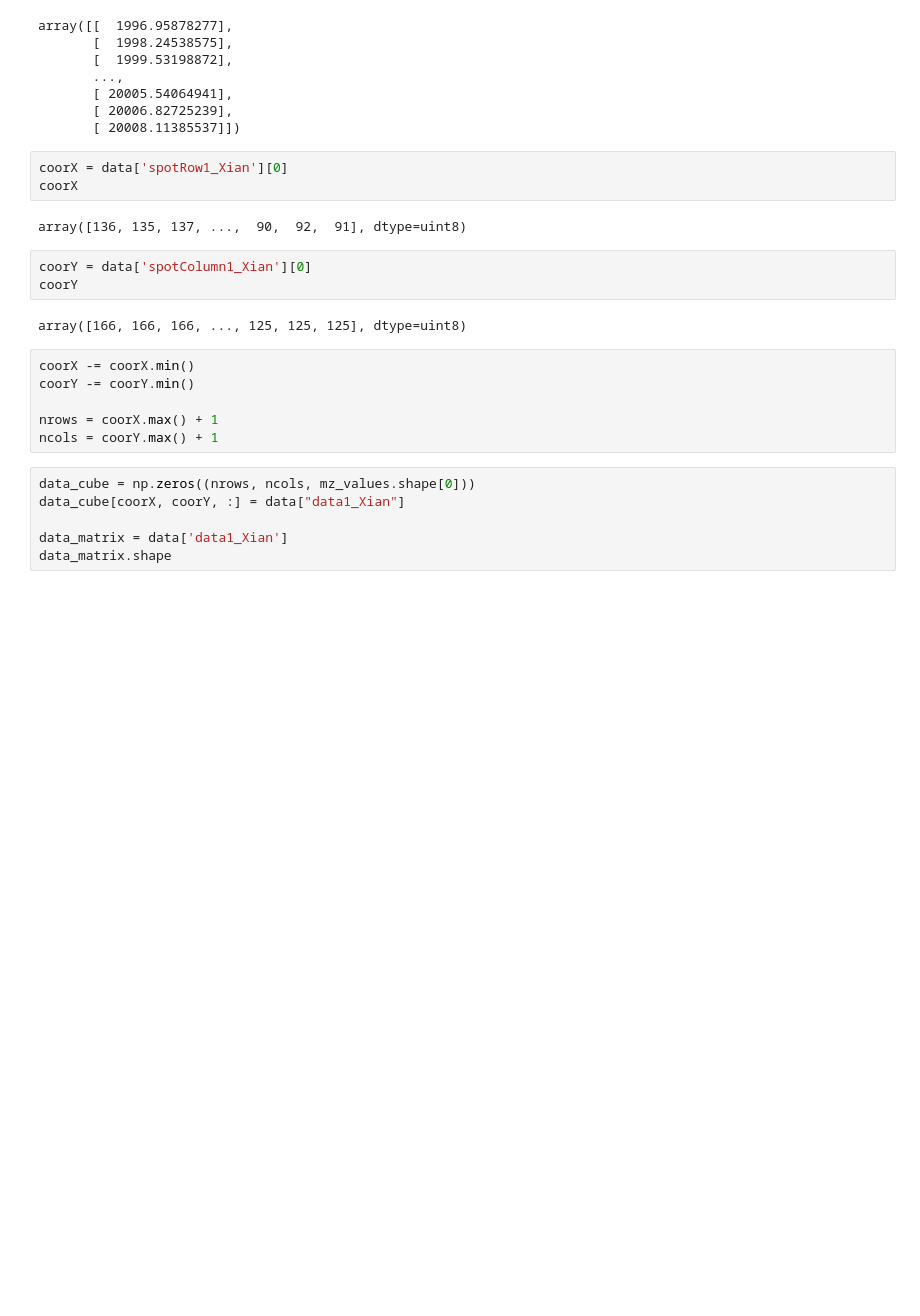
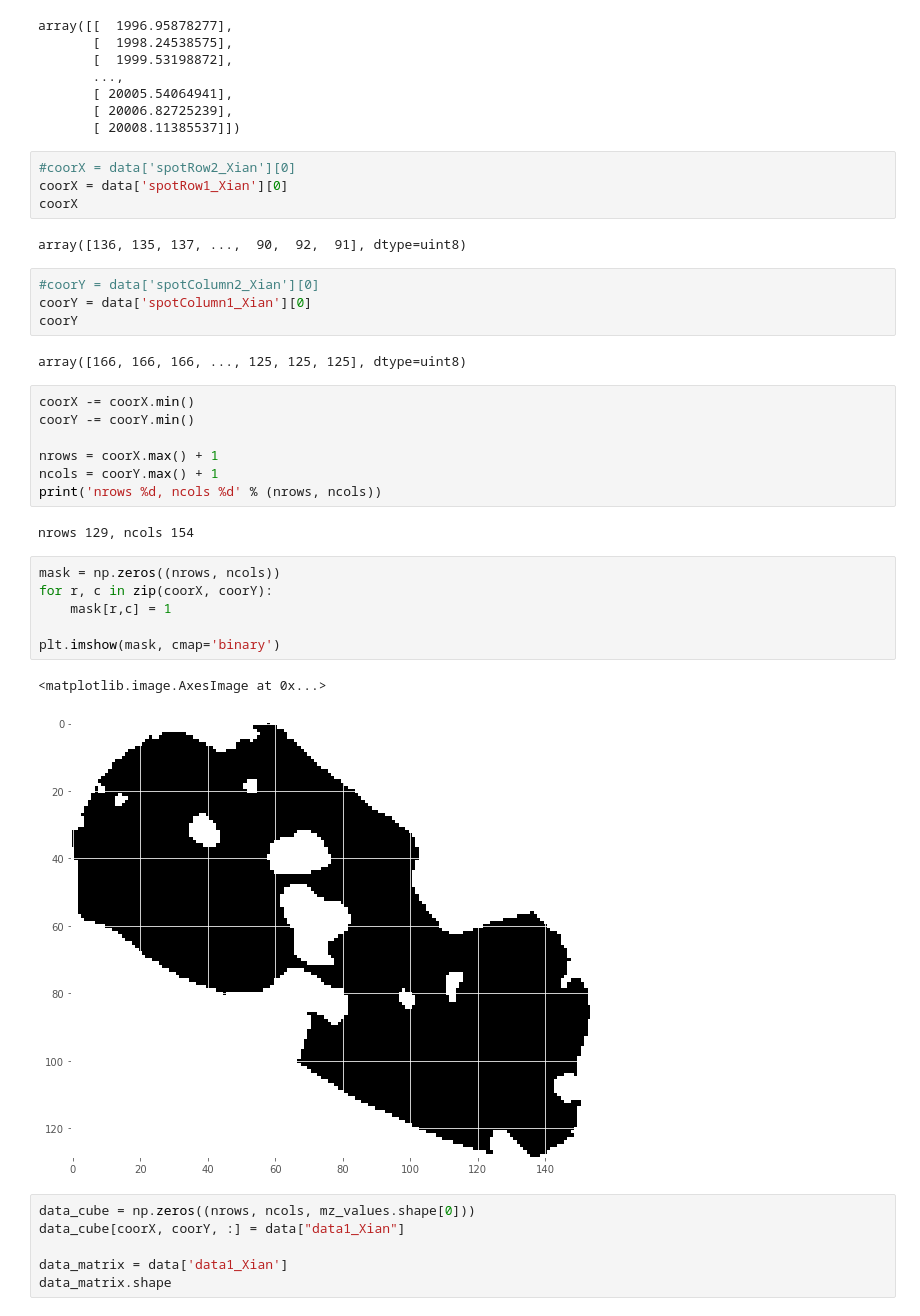
Before and after one commit to wanqiuzhang/MSI_MachineLearning, a Jupyter notebook: data1.ipynb, the cells around one changed output. Cells and saved outputs as stored; diff of their text form; blank space fills up the shorter version.

```diff
--- a/data1.ipynb
+++ b/data1.ipynb
@@ -26,11 +27,13 @@ array([[  1996.95878277],
        [ 20006.82725239],
        [ 20008.11385537]])
 # %%
+#coorX = data['spotRow2_Xian'][0]
 coorX = data['spotRow1_Xian'][0]
 coorX
 # %% [output]
 array([136, 135, 137, ...,  90,  92,  91], dtype=uint8)
 # %%
+#coorY = data['spotColumn2_Xian'][0]
 coorY = data['spotColumn1_Xian'][0]
 coorY
 # %% [output]
@@ -41,6 +44,18 @@ coorY -= coorY.min()
 
 nrows = coorX.max() + 1
 ncols = coorY.max() + 1
+print('nrows %d, ncols %d' % (nrows, ncols))
+# %% [output]
+nrows 129, ncols 154
+# %%
+mask = np.zeros((nrows, ncols))
+for r, c in zip(coorX, coorY):
+    mask[r,c] = 1
+
+plt.imshow(mask, cmap='binary')
+# %% [output]
+<matplotlib.image.AxesImage at 0x...>
+[figure, added]
 # %%
 data_cube = np.zeros((nrows, ncols, mz_values.shape[0]))
 data_cube[coorX, coorY, :] = data["data1_Xian"]
```
Also changed, not shown: parts of 4 cells of this notebook.
